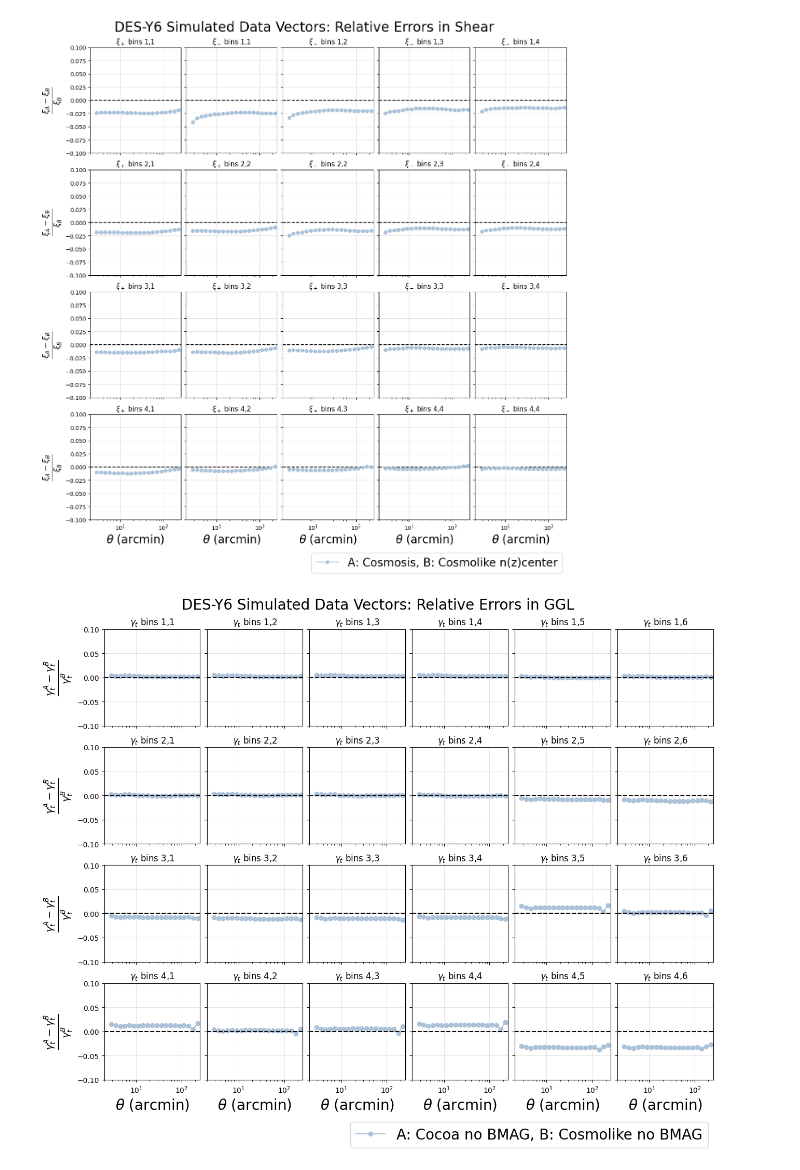
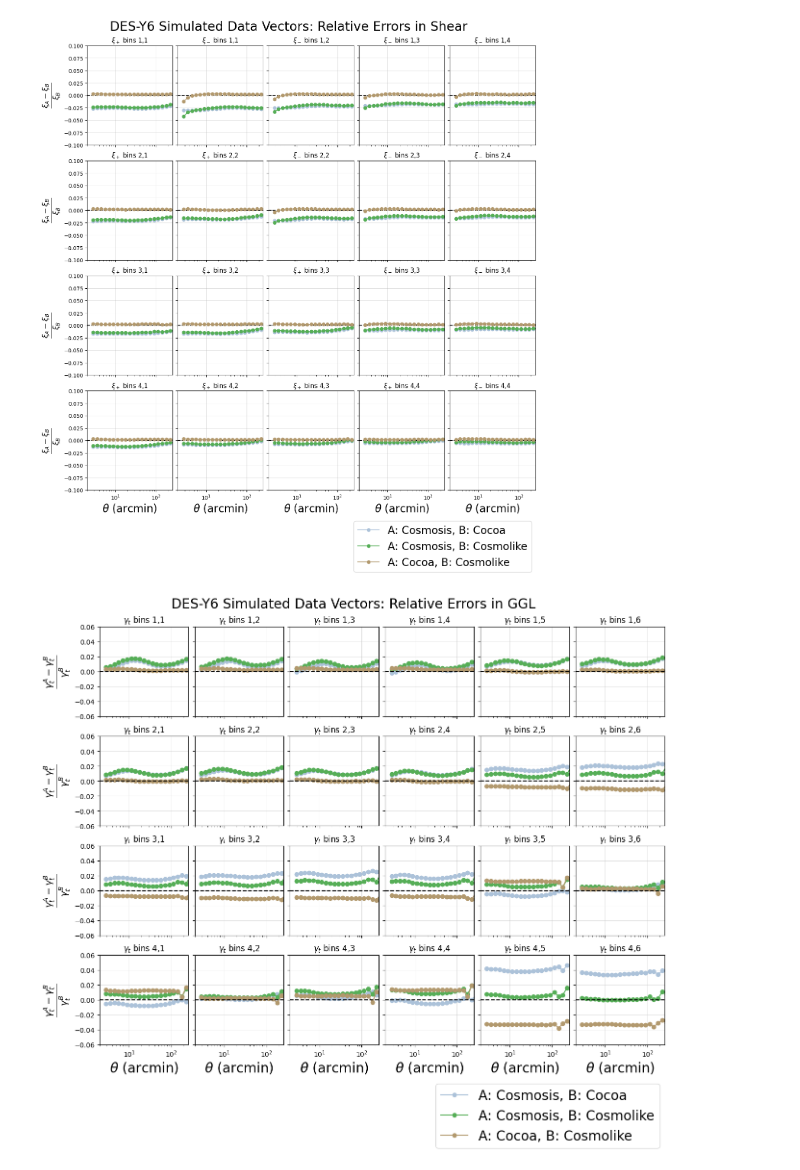
Before and after one commit to joaoreboucas1/y6_code_comparison, a Jupyter notebook: comparing/plot.ipynb, the cells around one changed output. Saved outputs shown, nothing was run; the diff lists cells and outputs as text; code cells hidden in the pictures.

```diff
--- a/comparing/plot.ipynb
+++ b/comparing/plot.ipynb
@@ -19,19 +19,19 @@ theta_cosmosis, shear_cosmosis, ggl_cosmosis, gc_cosmosis = utils.load_cosmosis_
 # np.savetxt("COSMOSIS.modelvector", data, fmt="%d %e")
 # %%
 reload(utils)
-cases = [shear_cosmosis, shear_cosmolike]
-labels = ["Cosmosis", "Cosmolike n(z)center"]
+cases = [shear_cosmosis, shear_cocoa, shear_cosmolike]
+labels = ["Cosmosis", "Cocoa", "Cosmolike"]
 # utils.plot_shear_datavectors(theta, cases, labels)
 utils.plot_shear_relative_errors(theta, cases, labels)
 # %% [output]
-[figure, old version]
+[figure, new version]
 # %%
 reload(utils)
-labels = ["Cocoa no BMAG", "Cosmolike no BMAG"]
-cases = [ggl_cocoa, ggl_cosmolike]
+labels = ["Cosmosis", "Cocoa", "Cosmolike"]
+cases = [ggl_cosmosis, ggl_cocoa, ggl_cosmolike]
 # utils.plot_ggl_datavectors(theta, cases, labels)
 utils.plot_ggl_relative_errors(theta, cases, labels)
 # %% [output]
-[figure, old version]
+[figure, new version]
 # %%
 reload(utils)
```
Also changed, not shown: parts of 1 cell of this notebook, 9 other files.
